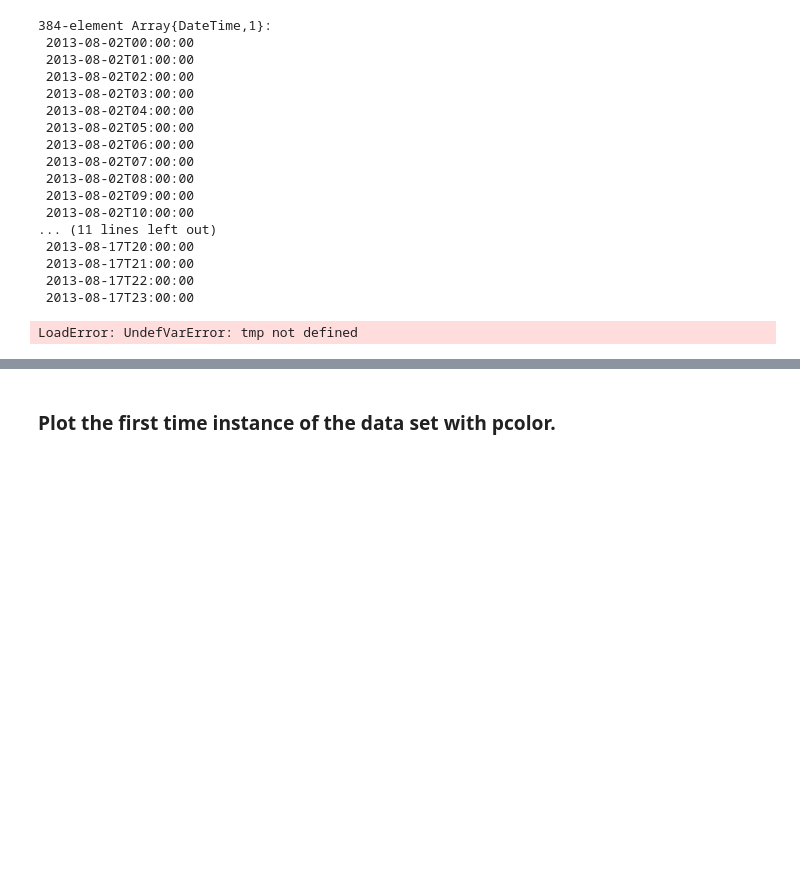
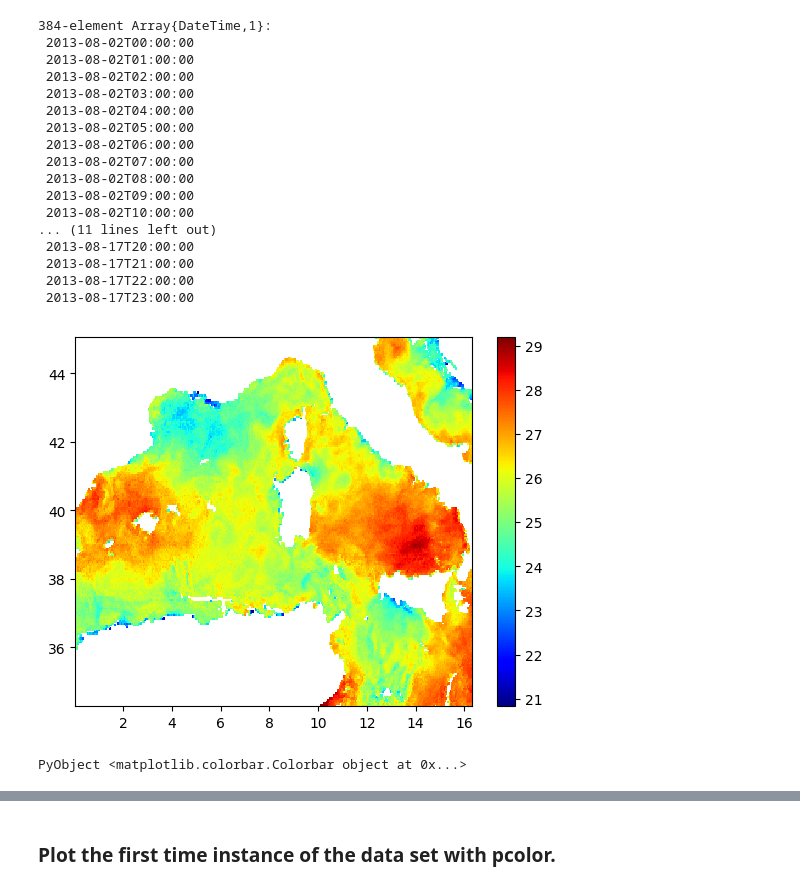
Before and after one commit to Alexander-Barth/JuliaTutorial, a Jupyter notebook: JuliaExercise.ipynb, the cells around one changed output, grey strips where cells are left out. Saved outputs shown, nothing was run; the diff lists cells and outputs as text; code cells hidden in the pictures; blank space fills up the shorter version.

```diff
--- a/JuliaExercise.ipynb
+++ b/JuliaExercise.ipynb
@@ -164,7 +164,9 @@ time
  2013-08-17T21:00:00
  2013-08-17T22:00:00
  2013-08-17T23:00:00
-# %%
-pcolor(lon,lat,tmp[:,:,1]'); colorbar()
-# %% [output]
-LoadError: UndefVarError: tmp not defined
+# %%
+SSTdiff = SST[:,:,2] - SST[:,:,1]
+pcolor(lon,lat,SST[:,:,2]'); colorbar()
+# %% [output]
+[figure, added]
+PyObject <matplotlib.colorbar.Colorbar object at 0x...>
```
Also changed, not shown: parts of 10 cells of this notebook, 1 other file.
